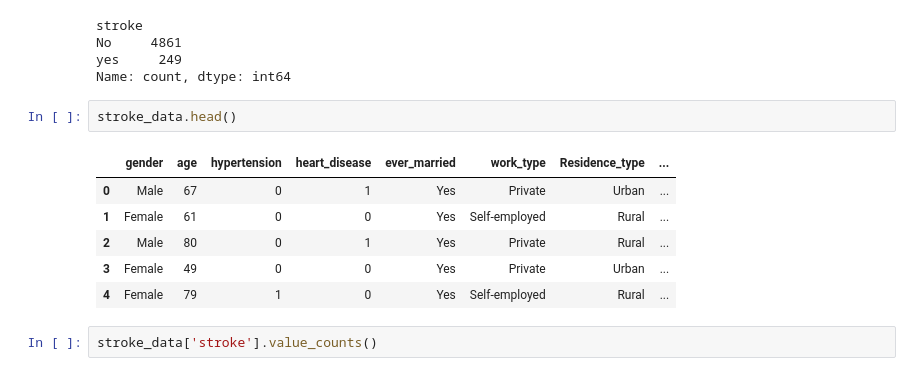
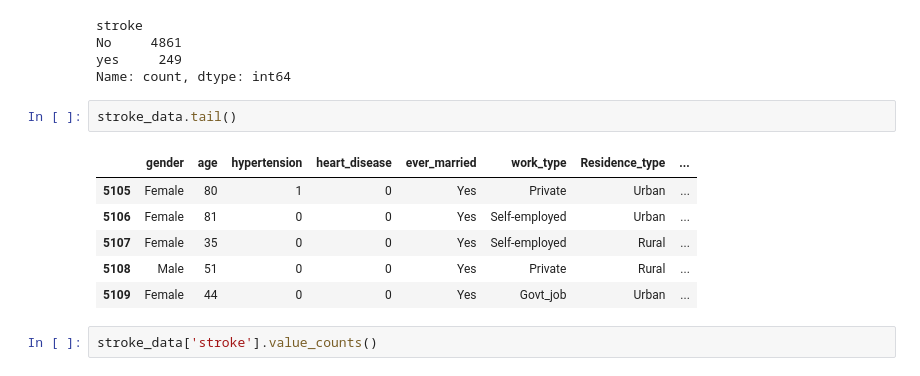
Before and after one commit to Robin-star-lab/Stroke_Detector, a Jupyter notebook: Resources/trials.ipynb, the cells around one changed output. Cells and saved outputs as stored; diff of their text form.

```diff
--- a/Resources/trials.ipynb
+++ b/Resources/trials.ipynb
@@ -91,14 +91,14 @@ No     4861
 yes     249
 Name: count, dtype: int64
 # %%
-stroke_data.head()
+stroke_data.tail()
 # %% [output]
 |  | gender | age | hypertension | heart_disease | ever_married | work_type | Residence_type | ... |
-| 0 | Male | 67 | 0 | 1 | Yes | Private | Urban | ... |
-| 1 | Female | 61 | 0 | 0 | Yes | Self-employed | Rural | ... |
-| 2 | Male | 80 | 0 | 1 | Yes | Private | Rural | ... |
-| 3 | Female | 49 | 0 | 0 | Yes | Private | Urban | ... |
-| 4 | Female | 79 | 1 | 0 | Yes | Self-employed | Rural | ... |
+| 5105 | Female | 80 | 1 | 0 | Yes | Private | Urban | ... |
+| 5106 | Female | 81 | 0 | 0 | Yes | Self-employed | Urban | ... |
+| 5107 | Female | 35 | 0 | 0 | Yes | Self-employed | Rural | ... |
+| 5108 | Male | 51 | 0 | 0 | Yes | Private | Rural | ... |
+| 5109 | Female | 44 | 0 | 0 | Yes | Govt_job | Urban | ... |
 # %%
 stroke_data['stroke'].value_counts()
 # %% [output]
```
Also changed, not shown: 6 other files.
